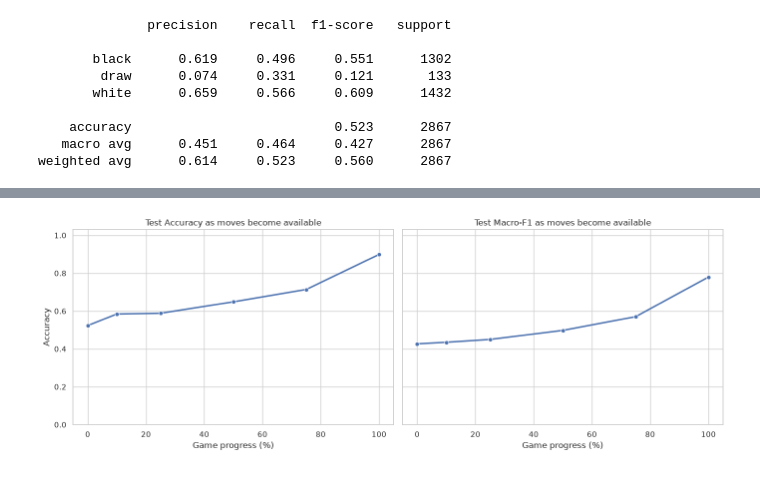
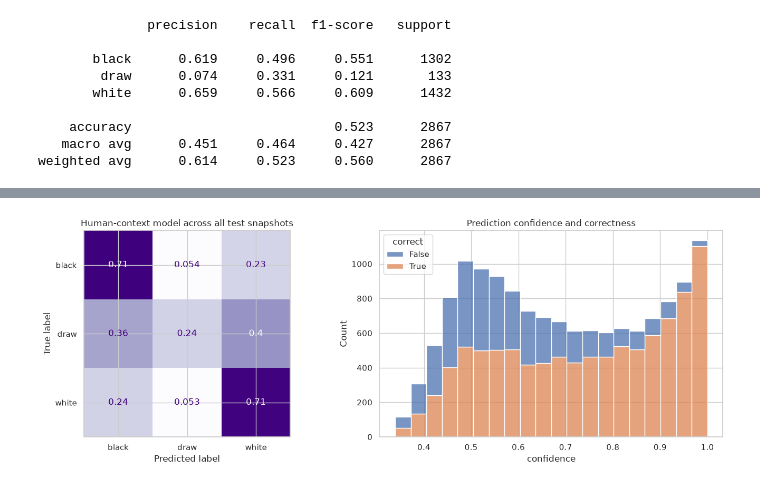
Before and after one commit to processor-zhong/Chess, a Jupyter notebook: CA6001_chess_outcome_prediction.ipynb, the cells around one changed output, grey strips where cells are left out. Cells and saved outputs as stored; diff of their text form; code cells hidden in the pictures.

```diff
--- a/CA6001_chess_outcome_prediction.ipynb
+++ b/CA6001_chess_outcome_prediction.ipynb
@@ -555,9 +529,9 @@ def board_planes(board: chess.Board) -> np.ndarray:
 # %%
-def extract_snapshots(frame: pd.DataFrame) -> tuple[pd.DataFrame, np.ndarray, pd.DataFrame]:
+def extract_snapshots(frame: pd.DataFrame) -> tuple[pd.DataFrame, pd.DataFrame]:
     """Replay games and extract fixed-ply modelling or percentage evaluation snapshots."""
-    records, tensors, failures = [], [], []
+    records, failures = [], []
     for game_index, row in frame.iterrows():
-        record_start, tensor_start = len(records), len(tensors)
+        record_start = len(records)
         tokens = row["moves"].split()
         if row["split"] == "test":
             targets = {
@@ -588,21 +562,16 @@ def extract_snapshots(frame: pd.DataFrame) -> tuple[pd.DataFrame, np.ndarray, pd
                     }
                     record.update(board_features(board, ply))
                     records.append(record)
-                    tensors.append(board_planes(board))
         except ValueError as error:
             failures.append({"game_index": game_index, "game_id": row["id"], "reason": str(error)})
             del records[record_start:]
-            del tensors[tensor_start:]
 
-    snapshot_frame = pd.DataFrame.from_records(records)
-    board_tensor = np.stack(tensors) if tensors else np.empty((0, 17, 8, 8), dtype=np.uint8)
-    return snapshot_frame, board_tensor, pd.DataFrame(failures)
+    return pd.DataFrame.from_records(records), pd.DataFrame(failures)
 
 
-snapshots, boards, parse_failures = extract_snapshots(games)
-assert len(snapshots) == len(boards)
+snapshots, parse_failures = extract_snapshots(games)
 assert not snapshots.isna().any().any()
-print(f"Snapshots: {len(snapshots):,}; board tensor: {boards.shape}; memory: {boards.nbytes / 1_000_000:.1f} MB")
+print(f"Snapshots: {len(snapshots):,}")
 print(f"Games with SAN parsing failures: {len(parse_failures)}")
 display(snapshots.groupby(["split", "sampling_scheme"]).size().to_frame("snapshots"))
 display(snapshots.loc[snapshots["split"].eq("test")].groupby("checkpoint").size().rename("test_games").to_frame())
@@ -983,48 +917,31 @@ display(pd.DataFrame(test_comparison).sort_values("macro_f1", ascending=False).s
 # %%
-test_snapshots = snapshots.loc[snapshot_masks["test"]].reset_index(drop=True)
+main_test_proba = test_probas[MAIN_MODEL_NAME]
+fig, axes = plt.subplots(1, 2, figsize=(14, 5))
+ConfusionMatrixDisplay.from_predictions(
+    test_snapshots["target"],
+    main_test_proba.argmax(axis=1),
+    display_labels=CLASS_NAMES,
+    normalize="true",
+    cmap="Purples",
+    colorbar=False,
+    ax=axes[0],
+)
+axes[0].set_title("Human-context model across all test snapshots")
 
-curve_rows = []
-
-# The 0% point is evaluated once per test game using the selected pre-match model.
-curve_rows.append({
-    "progress_pct": 0,
-    "accuracy": accuracy_score(y_test, prematch_test_proba.argmax(axis=1)),
-    "macro_f1": f1_score(y_test, prematch_test_proba.argmax(axis=1), average="macro", zero_division=0),
-    "n": len(y_test),
-})
-
-for checkpoint in EVALUATION_FRACTIONS:
-    mask = test_snapshots["checkpoint"].eq(checkpoint).to_numpy()
-    targets = test_snapshots.loc[mask, "target"].to_numpy()
-    predictions = final_test_proba[mask].argmax(axis=1)
-    curve_rows.append({
-        "progress_pct": int(checkpoint * 100),
-        "accuracy": accuracy_score(targets, predictions),
-        "macro_f1": f1_score(targets, predictions, average="macro", zero_division=0),
-        "n": len(targets),
-    })
-
-model_curve = pd.DataFrame(curve_rows).sort_values("progress_pct")
-display(model_curve.style.format({"accuracy": "{:.3f}", "macro_f1": "{:.3f}"}))
-
-fig, axes = plt.subplots(1, 2, figsize=(14, 5), sharex=True, sharey=True)
-for axis, metric, title in zip(axes, ["accuracy", "macro_f1"], ["Accuracy", "Macro-F1"]):
-    sns.lineplot(data=model_curve, x="progress_pct", y=metric, marker="o", linewidth=2.2, ax=axis)
-    axis.set_ylim(0, 1.03)
-    axis.set_xlabel("Game progress (%)")
-    axis.set_ylabel(title)
-    axis.set_title(f"Test {title} as moves become available")
+confidence = main_test_proba.max(axis=1)
+correct = main_test_proba.argmax(axis=1) == test_snapshots["target"].to_numpy()
+confidence_frame = pd.DataFrame({"confidence": confidence, "correct": correct})
+sns.histplot(data=confidence_frame, x="confidence", hue="correct", bins=20, multiple="stack", ax=axes[1])
+axes[1].set_title("Prediction confidence and correctness")
 plt.tight_layout()
-fig.savefig(FIGURE_DIR / "06_progressive_performance_curve.png", dpi=300, bbox_inches="tight")
+fig.savefig(FIGURE_DIR / "07_main_model_confusion_confidence.png", dpi=300, bbox_inches="tight")
 plt.show()
 
-progress_axis = model_curve["progress_pct"].to_numpy() / 100
-curve_summary = pd.DataFrame([{
-    "area_under_accuracy_progress_curve": np.trapezoid(model_curve["accuracy"], x=progress_axis),
-    "area_under_macro_f1_progress_curve": np.trapezoid(model_curve["macro_f1"], x=progress_axis),
-}])
-display(curve_summary.style.format({
-    "area_under_accuracy_progress_curve": "{:.3f}",
-    "area_under_macro_f1_progress_curve": "{:.3f}",
-}))
+print(classification_report(
+    test_snapshots["target"],
+    main_test_proba.argmax(axis=1),
+    target_names=CLASS_NAMES,
+    digits=3,
+    zero_division=0,
+))
 # %% [output]
@@ -1038 +948 @@ display(curve_summary.style.format({
-[figure, old version]
+[figure, new version]
```
Also changed, not shown: parts of 17 cells of this notebook, 12 other files.
